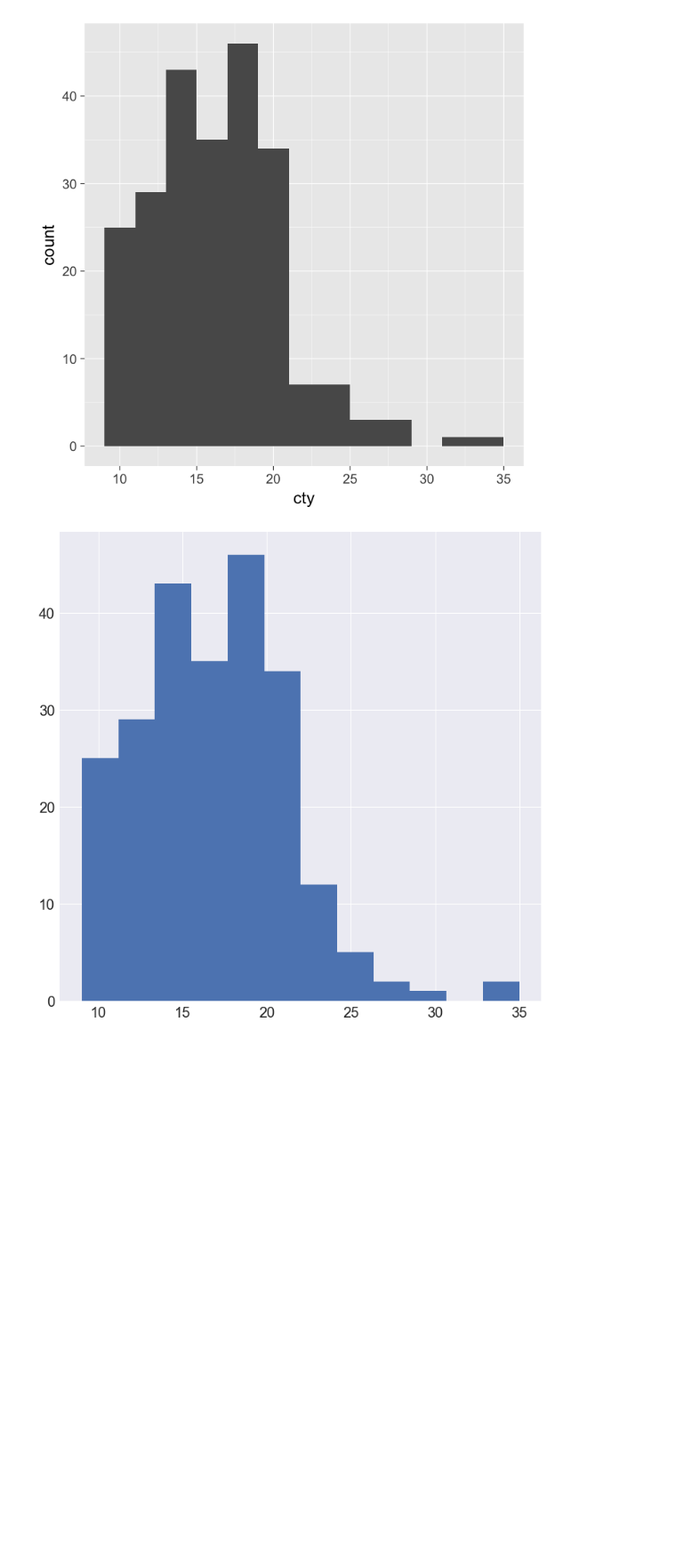
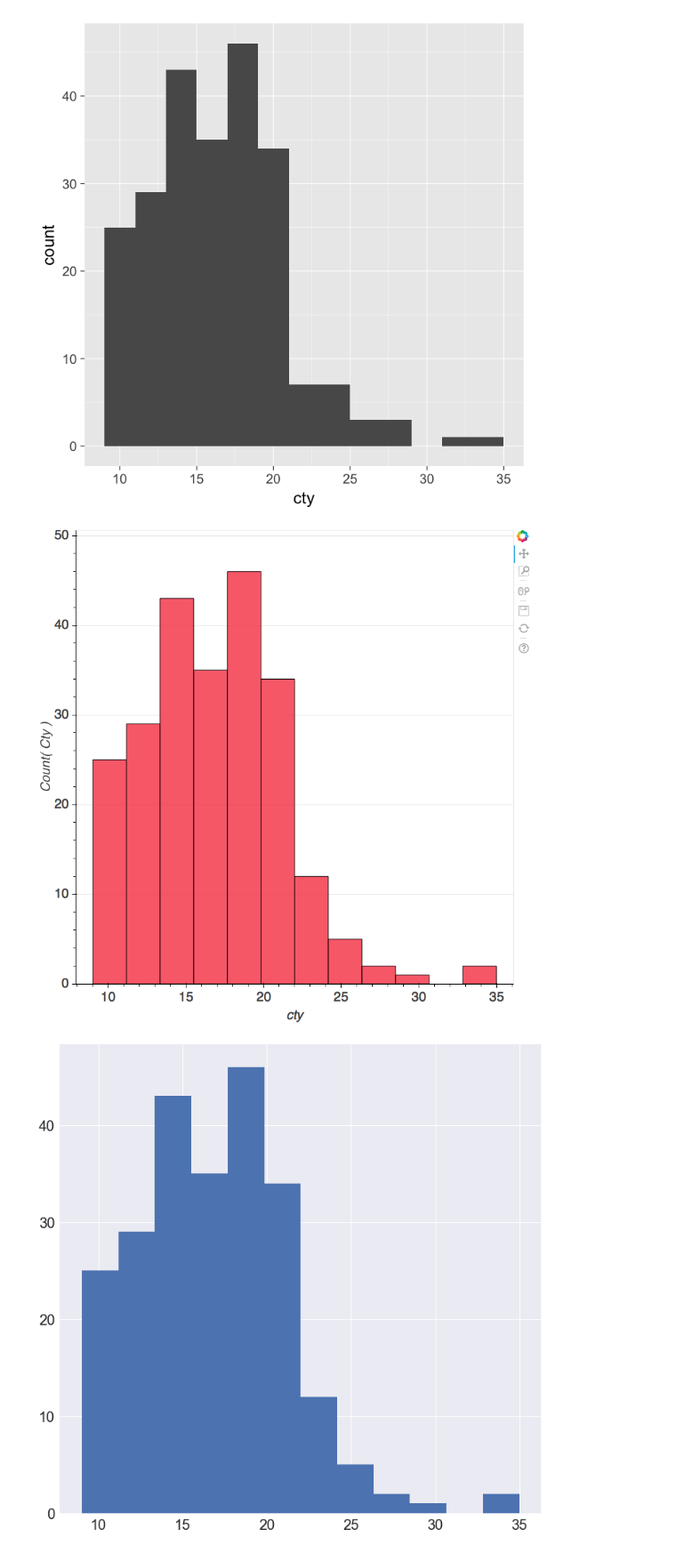
Before and after one commit to tdhopper/pythonplot.com, a Jupyter notebook: Examples.ipynb, the cells around one changed output. Shown at 89% size. Saved outputs shown, nothing was run; the diff lists cells and outputs as text; code cells hidden in the pictures; blank space fills up the shorter version.

Commit message:
add a bokeh histogram

```diff
--- a/Examples.ipynb
+++ b/Examples.ipynb
@@ -7,6 +7,12 @@ import matplotlib.pyplot as plt
 from plotnine import *
 import numpy as np
 
+
+from bokeh.io import curdoc
+from bokeh.themes import Theme
+from bokeh import charts
+from bokeh.io import export_png
+from IPython.display import Image
 
 %load_ext rpy2.ipython
 
@@ -22,6 +28,22 @@ params = {'legend.fontsize': size,
          'figure.figsize': (12, 12)}
 rcParams.update(params)
 theme_update(figure_size=(9, 9), title=element_text(size=size), text=element_text(size=.6*size)) # for plotnine
+
+
+curdoc().theme = Theme(json={'attrs': {
+
+    # apply defaults to Figure properties
+    'Title': {
+        'text_font_size': '{}pt'.format(size)
+    },
+    'Axis': {
+        'major_label_text_font_size': '{}pt'.format(size*.8),
+        'axis_label_text_font_size': '{}pt'.format(size*.8),
+    }
+}})
+
+charts.defaults.plot_height = 800
+charts.defaults.plot_width = 800
 # %% [output]
 The rpy2.ipython extension is already loaded. To reload it, use:
   %reload_ext rpy2.ipython
@@ -164,6 +186,14 @@ ggplot(data=mpg) +
     geom_histogram(binwidth=2)
 # %% [output]
 [figure]
+# %%
+p = charts.Histogram(mpg,
+                     values='cty',
+                     bins=12
+                    )
+Image(export_png(p))
+# %% [output]
+[figure, added]
 # %%
 plt.hist('cty', bins=12, data=mpg);
 # %% [output]
```
Also changed, not shown: parts of 3 cells of this notebook, 2 other files.
